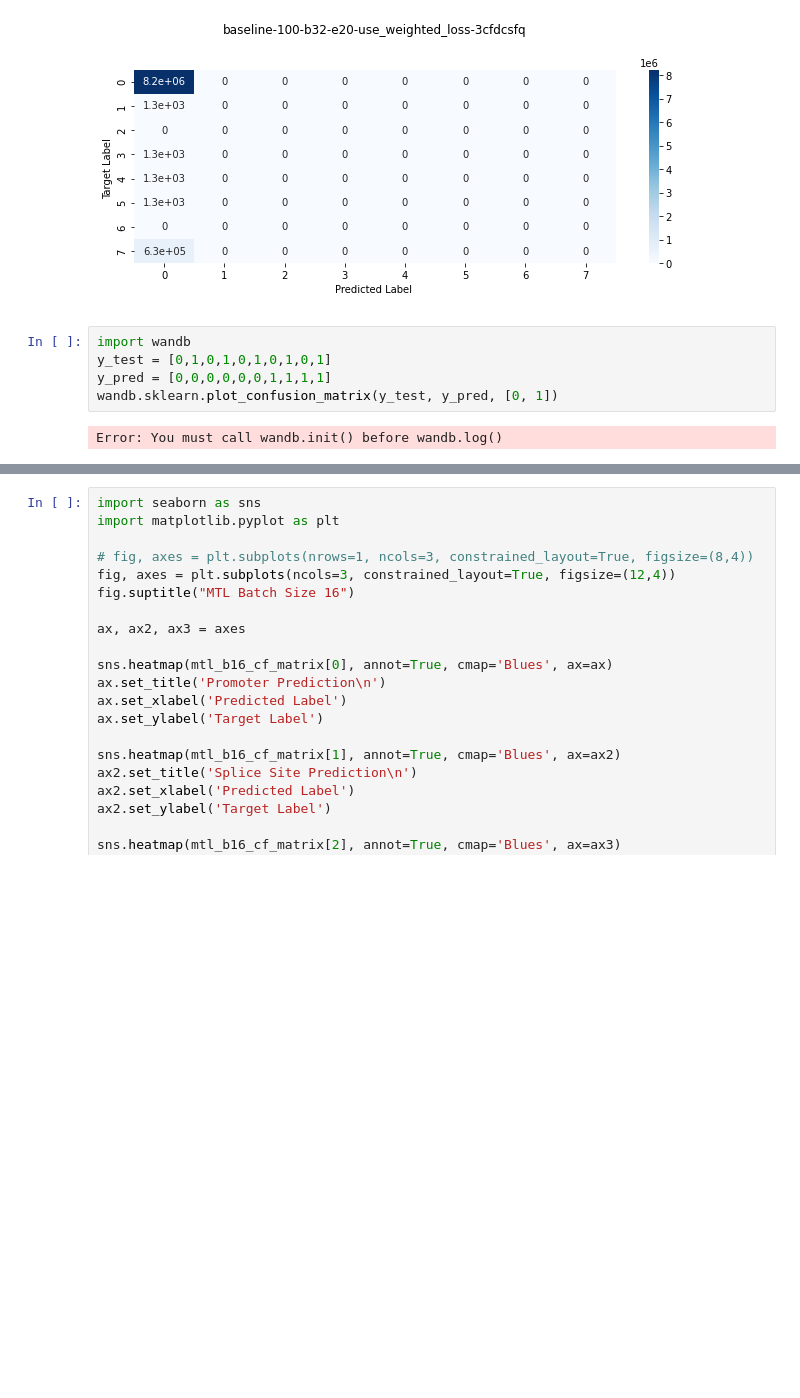
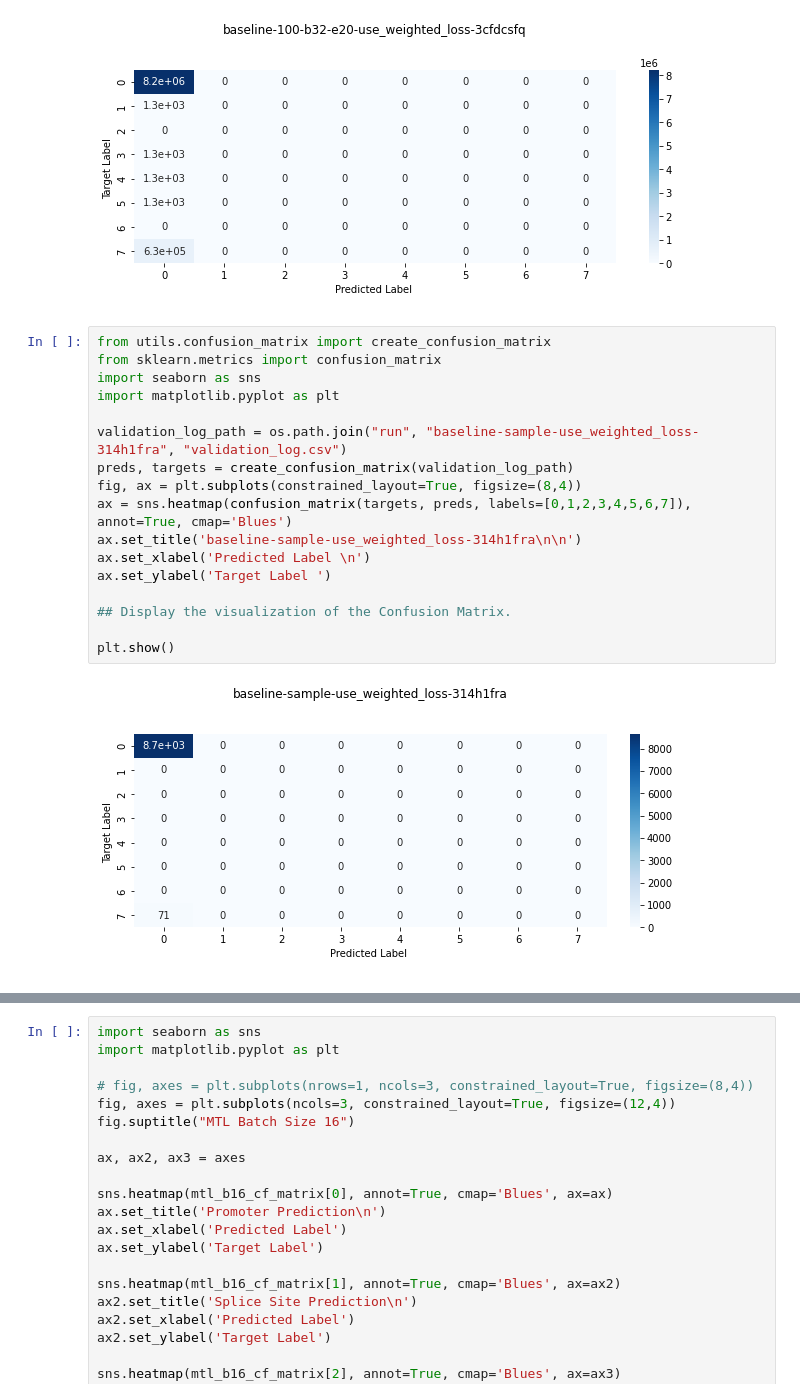
Before and after one commit to anwari32/sequence-processing, a Jupyter notebook: visualisation.ipynb, the cells around one changed output, grey strips where cells are left out. Cells and saved outputs as stored; diff of their text form; blank space fills up the shorter version.

Commit message:
rewrote sequence labelling code.

```diff
--- a/visualisation.ipynb
+++ b/visualisation.ipynb
@@ -487,10 +487,22 @@ ax.set_ylabel('Target Label ')
 plt.show()
 # %% [output]
 [figure]
-# %%
-import wandb
-y_test = [0,1,0,1,0,1,0,1,0,1]
-y_pred = [0,0,0,0,0,0,1,1,1,1]
-wandb.sklearn.plot_confusion_matrix(y_test, y_pred, [0, 1])
-# %% [output]
-Error: You must call wandb.init() before wandb.log()
+# %%
+from utils.confusion_matrix import create_confusion_matrix
+from sklearn.metrics import confusion_matrix
+import seaborn as sns
+import matplotlib.pyplot as plt
+
+validation_log_path = os.path.join("run", "baseline-sample-use_weighted_loss-314h1fra", "validation_log.csv")
+preds, targets = create_confusion_matrix(validation_log_path)
+fig, ax = plt.subplots(constrained_layout=True, figsize=(8,4))
+ax = sns.heatmap(confusion_matrix(targets, preds, labels=[0,1,2,3,4,5,6,7]), annot=True, cmap='Blues')
+ax.set_title('baseline-sample-use_weighted_loss-314h1fra\n\n')
+ax.set_xlabel('Predicted Label \n')
+ax.set_ylabel('Target Label ')
+
+## Display the visualization of the Confusion Matrix.
+
+plt.show()
+# %% [output]
+[figure, added]
```
Also changed, not shown: parts of 1 cell of this notebook, 5 other files.
